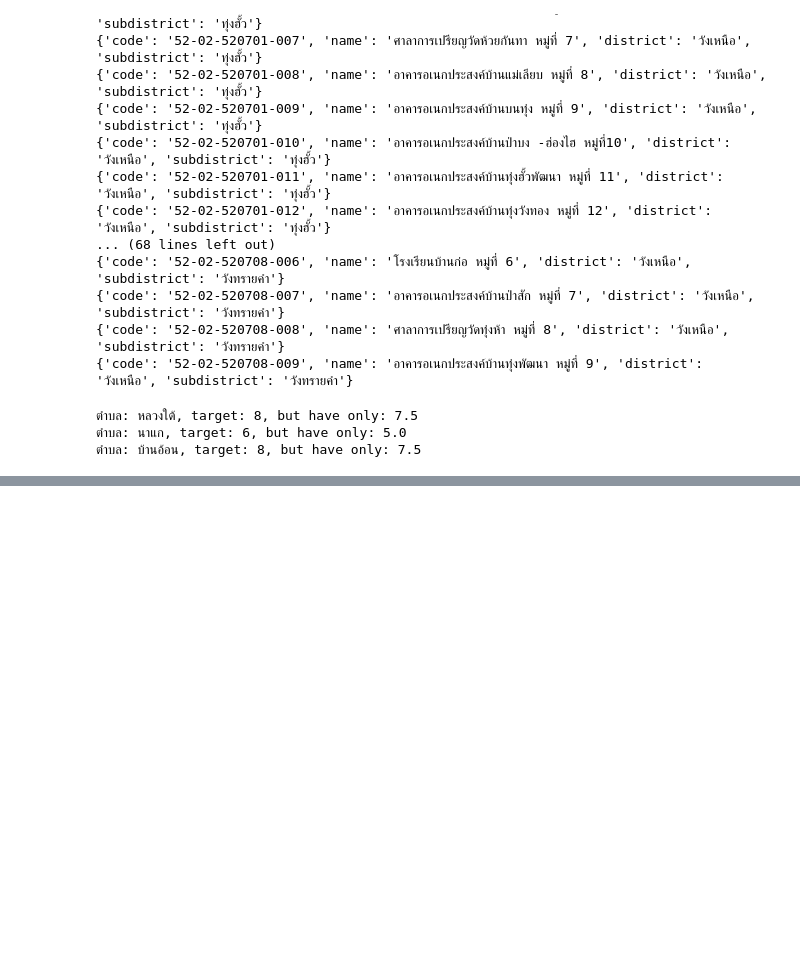
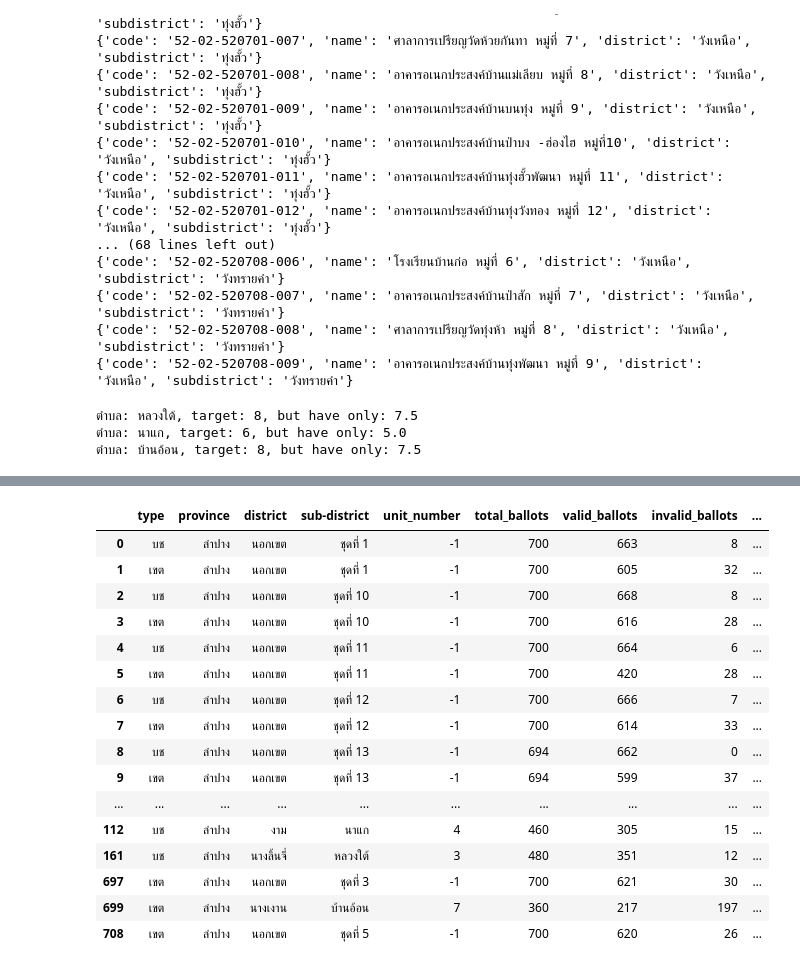
Before and after one commit to PhoengZ/lampang-area2-analyze, a Jupyter notebook: src/Clean_validation.ipynb, the cells around one changed output, grey strips where cells are left out. Cells and saved outputs as stored; diff of their text form; code cells hidden in the pictures; blank space fills up the shorter version.

Commit message:
Update Fix summary file

```diff
--- a/src/Clean_validation.ipynb
+++ b/src/Clean_validation.ipynb
@@ -284,0 +341,20 @@ for key, val in d['งาว'].items():
+# %%
+summary[~summary['district'].isin(all_distrcit)]
+# %% [output]
+|  | type | province | district | sub-district | unit_number | total_ballots | valid_ballots | invalid_ballots | ... |
+| 0 | บช | ลำปาง | นอกเขต | ชุดที่ 1 | -1 | 700 | 663 | 8 | ... |
+| 1 | เขต | ลำปาง | นอกเขต | ชุดที่ 1 | -1 | 700 | 605 | 32 | ... |
+| 2 | บช | ลำปาง | นอกเขต | ชุดที่ 10 | -1 | 700 | 668 | 8 | ... |
+| 3 | เขต | ลำปาง | นอกเขต | ชุดที่ 10 | -1 | 700 | 616 | 28 | ... |
+| 4 | บช | ลำปาง | นอกเขต | ชุดที่ 11 | -1 | 700 | 664 | 6 | ... |
+| 5 | เขต | ลำปาง | นอกเขต | ชุดที่ 11 | -1 | 700 | 420 | 28 | ... |
+| 6 | บช | ลำปาง | นอกเขต | ชุดที่ 12 | -1 | 700 | 666 | 7 | ... |
+| 7 | เขต | ลำปาง | นอกเขต | ชุดที่ 12 | -1 | 700 | 614 | 33 | ... |
+| 8 | บช | ลำปาง | นอกเขต | ชุดที่ 13 | -1 | 694 | 662 | 0 | ... |
+| 9 | เขต | ลำปาง | นอกเขต | ชุดที่ 13 | -1 | 694 | 599 | 37 | ... |
+| ... | ... | ... | ... | ... | ... | ... | ... | ... | ... |
+| 112 | บช | ลำปาง | งาม | นาแก | 4 | 460 | 305 | 15 | ... |
+| 161 | บช | ลำปาง | นางลิ้นจี่ | หลวงใต้ | 3 | 480 | 351 | 12 | ... |
+| 697 | เขต | ลำปาง | นอกเขต | ชุดที่ 3 | -1 | 700 | 621 | 30 | ... |
+| 699 | เขต | ลำปาง | นางเงาน | บ้านอ้อน | 7 | 360 | 217 | 197 | ... |
+| 708 | เขต | ลำปาง | นอกเขต | ชุดที่ 5 | -1 | 700 | 620 | 26 | ... |
```
Also changed, not shown: parts of 22 cells of this notebook, 2 other files.
